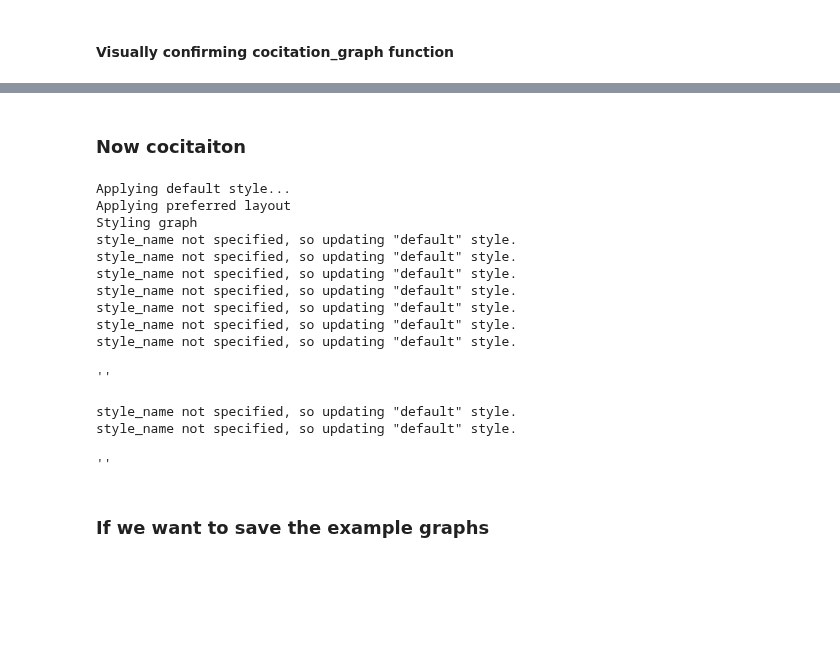
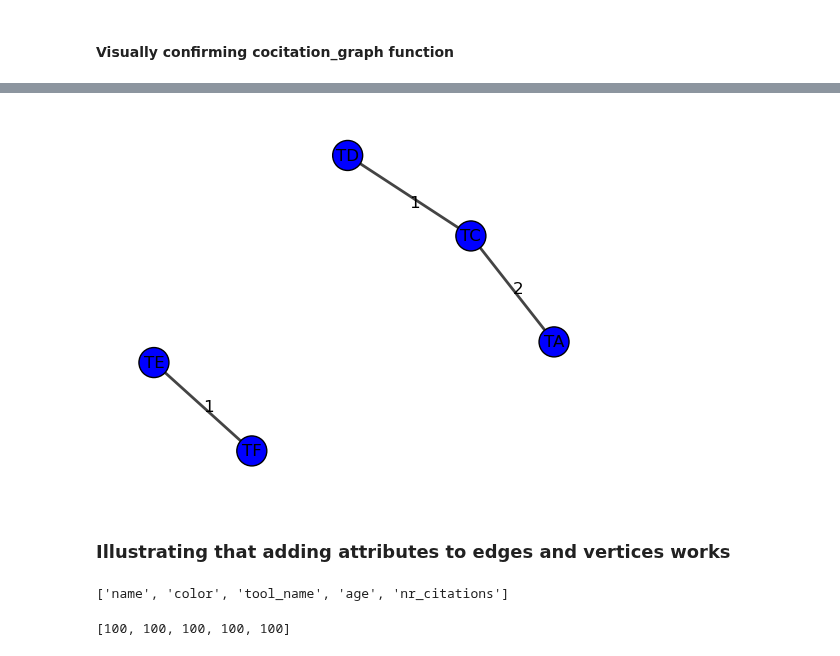
Before and after one commit to Workflomics/pubmetric, a Jupyter notebook: dev-viz-notebooks/network_dev.ipynb, the cells around one changed output, grey strips where cells are left out. Cells and saved outputs as stored; diff of their text form; code cells hidden in the pictures; blank space fills up the shorter version.

```diff
--- a/dev-viz-notebooks/network_dev.ipynb
+++ b/dev-viz-notebooks/network_dev.ipynb
@@ -228,36 +146,0 @@ style_name not specified, so updating "default" style.
-# %% [markdown]
-### Now cocitaiton
-# %%
-current_time = datetime.now().strftime("%Y%m%d%H%M")
-p4c.create_network_from_igraph(cocitation_graph, f"Cocitation_test_network", collection="Citation networks")
-
-print("Styling graph")
-p4c.set_node_shape_default("ELLIPSE")
-p4c.set_node_width_default(30)
-p4c.set_node_height_default(30)
-p4c.set_node_border_color_default("#000000")  # Black color in hexadecimal
-p4c.set_node_border_width_default(1)
-p4c.set_node_color_bypass(included_tools, "#FF0000")  # Red color in hexadecimal
-p4c.set_node_size_bypass(included_tools, 100)  # remember it cannot be a np.array, just a list argh
-# %% [output]
-Applying default style...
-Applying preferred layout
-Styling graph
-style_name not specified, so updating "default" style.
-style_name not specified, so updating "default" style.
-style_name not specified, so updating "default" style.
-style_name not specified, so updating "default" style.
-style_name not specified, so updating "default" style.
-style_name not specified, so updating "default" style.
-style_name not specified, so updating "default" style.
-''
-# %%
-# Styling edges
-p4c.set_edge_label_mapping('weight')
-p4c.set_edge_line_width_mapping(**p4c.gen_edge_width_map('weight', mapping_type='c'))
-# %% [output]
-style_name not specified, so updating "default" style.
-style_name not specified, so updating "default" style.
-''
-# %% [markdown]
-### If we want to save the example graphs
@@ -272,0 +147,9 @@ with open(cocitation_path, 'wb') as f:
+# %%
+cocitation_graph.vs['color'] = 'blue'
+
+# Plot the graph
+fig, ax = plt.subplots()
+igraph.plot(cocitation_graph, target=ax, vertex_color='blue', edge_label=cocitation_graph.es['weight'], vertex_label=cocitation_graph.vs['name'])
+plt.show()
+# %% [output]
+[figure, added]
@@ -272,0 +161,2 @@ with open(cocitation_path, 'wb') as f:
+# %% [markdown]
+### Illustrating that adding attributes to edges and vertices works
@@ -272,0 +165,8 @@ with open(cocitation_path, 'wb') as f:
+# %%
+print(cocitation_graph.vs.attributes())
+# %% [output]
+['name', 'color', 'tool_name', 'age', 'nr_citations']
+# %%
+print(cocitation_graph.vs['age'])
+# %% [output]
+[100, 100, 100, 100, 100]
```
Also changed, not shown: parts of 26 cells of this notebook, 10 other files.
